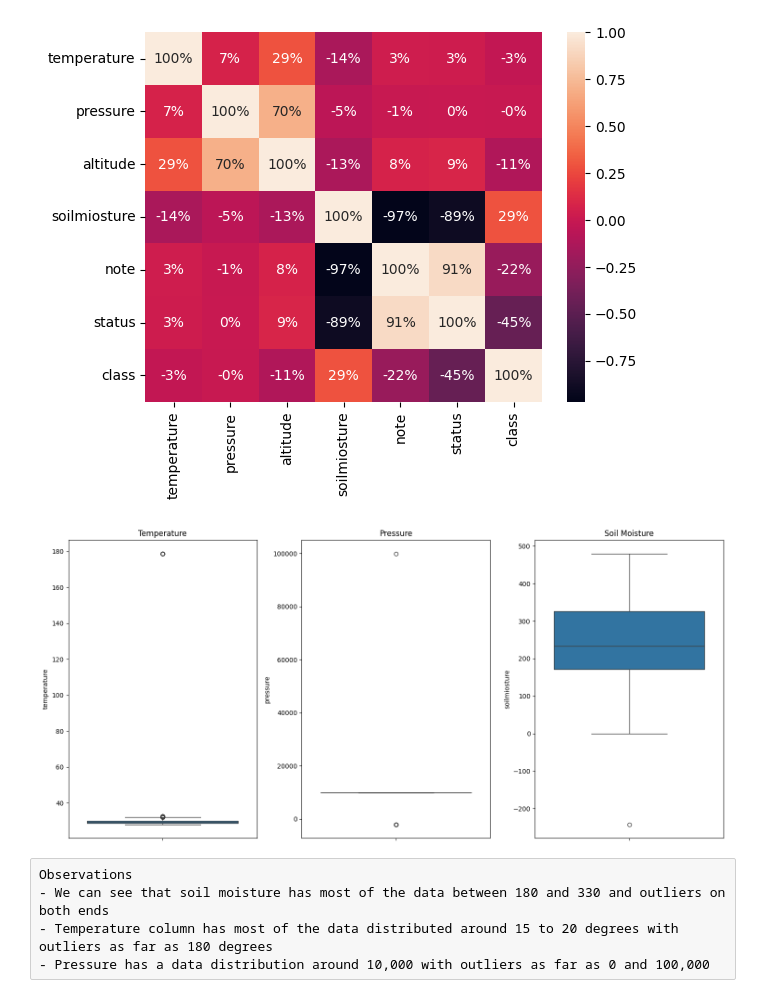
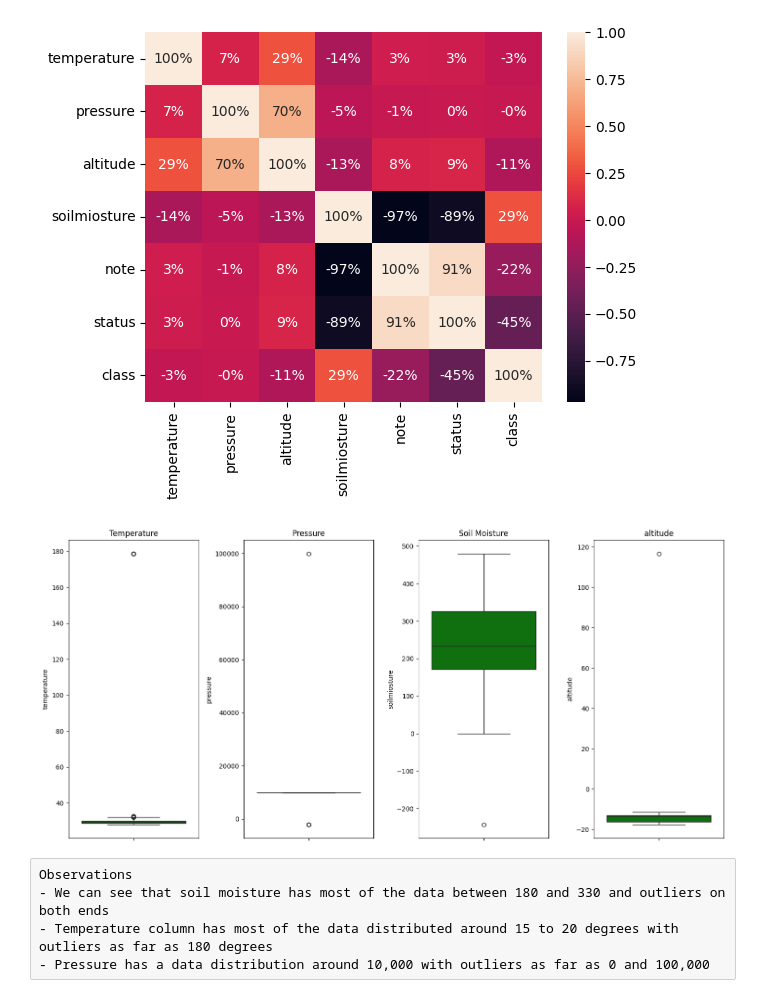
Before and after one commit to felixkwasisarpong/IotProject, a Jupyter notebook: IOT ML Code (1) (2).ipynb, the cells around one changed output. Drawn from its saved outputs; the diff is of its cells as text; code cells hidden in the pictures.

```diff
--- a/IOT ML Code (1) (2).ipynb
+++ b/IOT ML Code (1) (2).ipynb
@@ -251,17 +258,18 @@ sns.heatmap(data,annot=True,fmt='.0%')
 # %%
 ## checking for outliers
 # Create subplots
-fig, axs = plt.subplots(1, 3, figsize=(15, 7))
+fig, axs = plt.subplots(1, 4, figsize=(15, 7))
 
 # Plot boxplots
-sns.boxplot(ax=axs[0], y=df["temperature"]).set_title('Temperature')
-sns.boxplot(ax=axs[1], y=df["pressure"]).set_title('Pressure')
-sns.boxplot(ax=axs[2], y=df["soilmiosture"]).set_title('Soil Moisture')
+sns.boxplot(ax=axs[0], color="Green", y=df["temperature"]).set_title('Temperature')
+sns.boxplot(ax=axs[1], color= "Green", y=df["pressure"]).set_title('Pressure')
+sns.boxplot(ax=axs[2], color="Green", y=df["soilmiosture"]).set_title('Soil Moisture')
+sns.boxplot(ax=axs[3], color="Green", y=df["altitude"]).set_title("altitude")
 
 plt.tight_layout()
 plt.show()
 # %% [output]
-[figure, old version]
+[figure, new version]
 # %% [raw]
 Observations
 - We can see that soil moisture has most of the data between 180 and 330 and outliers on both ends
```
Also changed, not shown: parts of 10 cells of this notebook, 1 other file.
